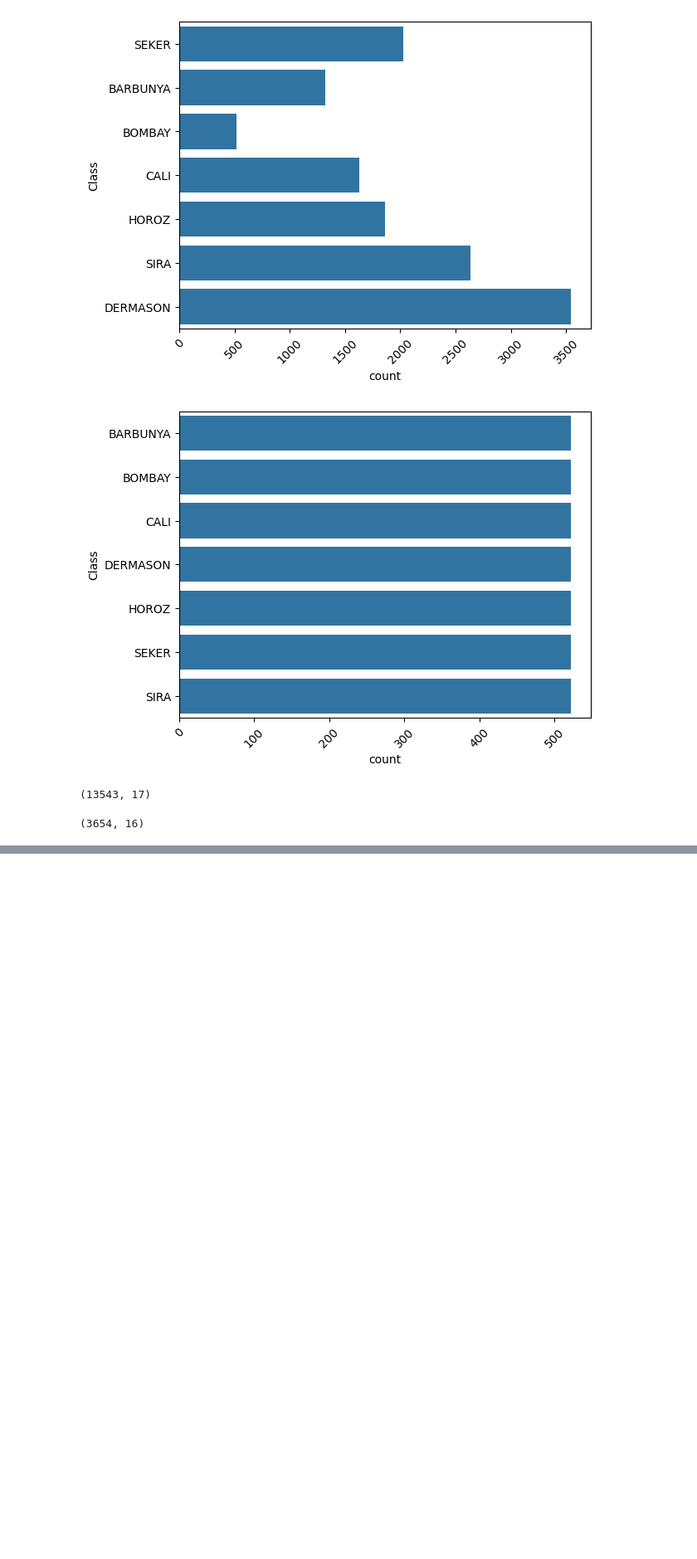
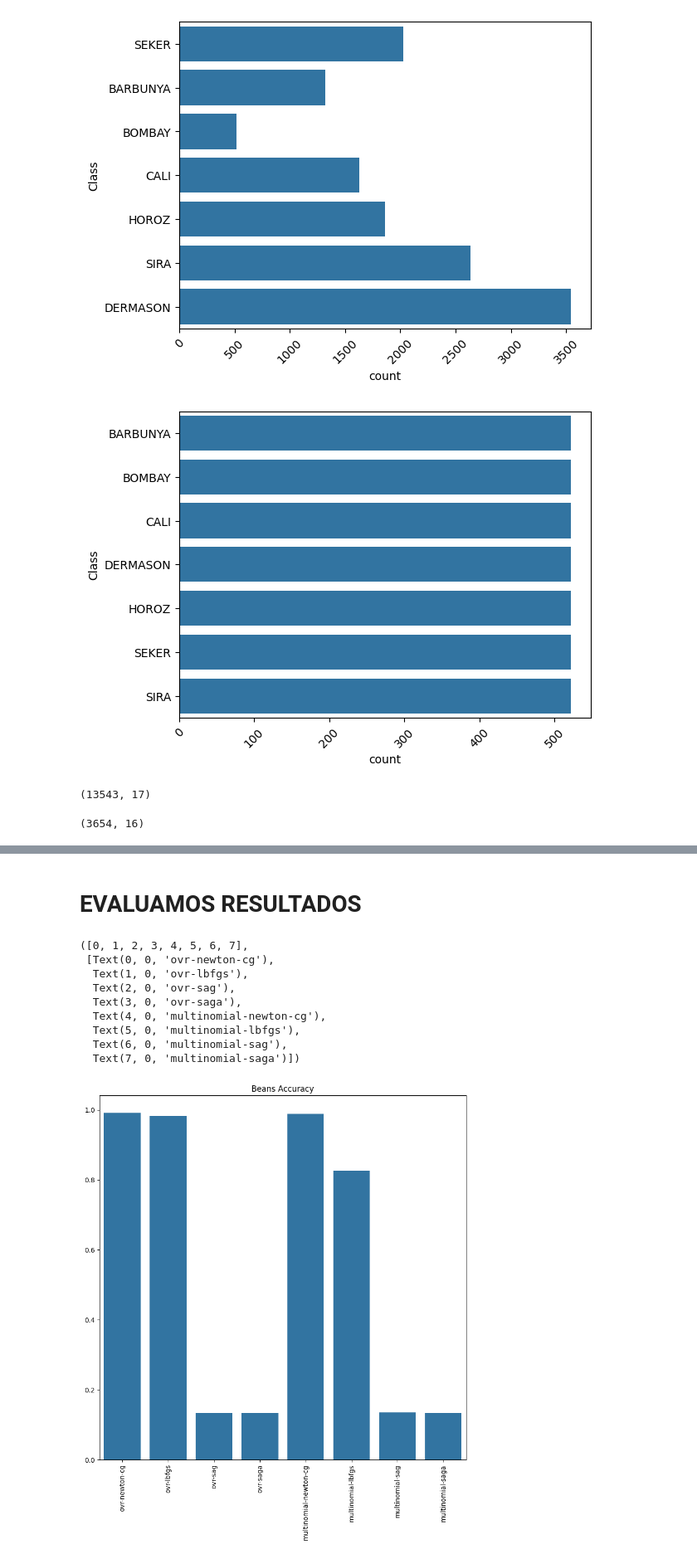
Before and after one commit to cesarmayta/BOOTCAMP_DSG1, a Jupyter notebook: dia1/07_regresion_logistica_multiclase.ipynb, the cells around one changed output, grey strips where cells are left out. Shown at 83% size. Drawn from its saved outputs; the diff is of its cells as text; code cells hidden in the pictures; blank space fills up the shorter version.

Commit message:
multiclase final

```diff
--- a/dia1/07_regresion_logistica_multiclase.ipynb
+++ b/dia1/07_regresion_logistica_multiclase.ipynb
@@ -119,0 +173,2 @@ X_over.shape
+# %%
+X_over.drop(['ConvexArea','EquivDiameter'],axis=1,inplace=True)
@@ -119,0 +181,12 @@ X_over.shape
+# %%
+X_train,X_test,y_train,y_test = train_test_split(X_over,y_over,random_state=42,shuffle=True,test_size=0.2)
+# %%
+def logistic_model(C_,solver_,multiclass_):
+  logistic_regression_model = LogisticRegression(random_state=42,solver=solver_,multi_class=multiclass_,n_jobs=-1,C=C_)
+  return logistic_regression_model
+
+model = logistic_model(1,'saga','multinomial')
+model.fit(X_train,y_train)
+predictions = model.predict(X_test)
+print(confusion_matrix(y_test,predictions))
+print(accuracy_score(y_test,predictions))
@@ -119,0 +202,34 @@ X_over.shape
+# %%
+multiclass = ['ovr','multinomial']
+solver_list = ['newton-cg','lbfgs','sag', 'saga']
+scores = []
+params = []
+
+for i in multiclass:
+  for j in solver_list:
+    try:
+      model = logistic_model(1,j,i)
+      model.fit(X_train,y_train)
+      predictions = model.predict(X_test)
+      params.append(i + '-' + j)
+      accuraccy = accuracy_score(y_test,predictions)
+      scores.append(accuraccy)
+    except:
+      None
+# %% [markdown]
+# EVALUAMOS RESULTADOS
+# %%
+fig = plt.figure(figsize=(10,10))
+sns.barplot(x=params,y=scores).set_title('Beans Accuracy')
+plt.xticks(rotation=90)
+# %% [output]
+([0, 1, 2, 3, 4, 5, 6, 7],
+ [Text(0, 0, 'ovr-newton-cg'),
+  Text(1, 0, 'ovr-lbfgs'),
+  Text(2, 0, 'ovr-sag'),
+  Text(3, 0, 'ovr-saga'),
+  Text(4, 0, 'multinomial-newton-cg'),
+  Text(5, 0, 'multinomial-lbfgs'),
+  Text(6, 0, 'multinomial-sag'),
+  Text(7, 0, 'multinomial-saga')])
+[figure, added]
```
Also changed, not shown: parts of 13 cells of this notebook.
